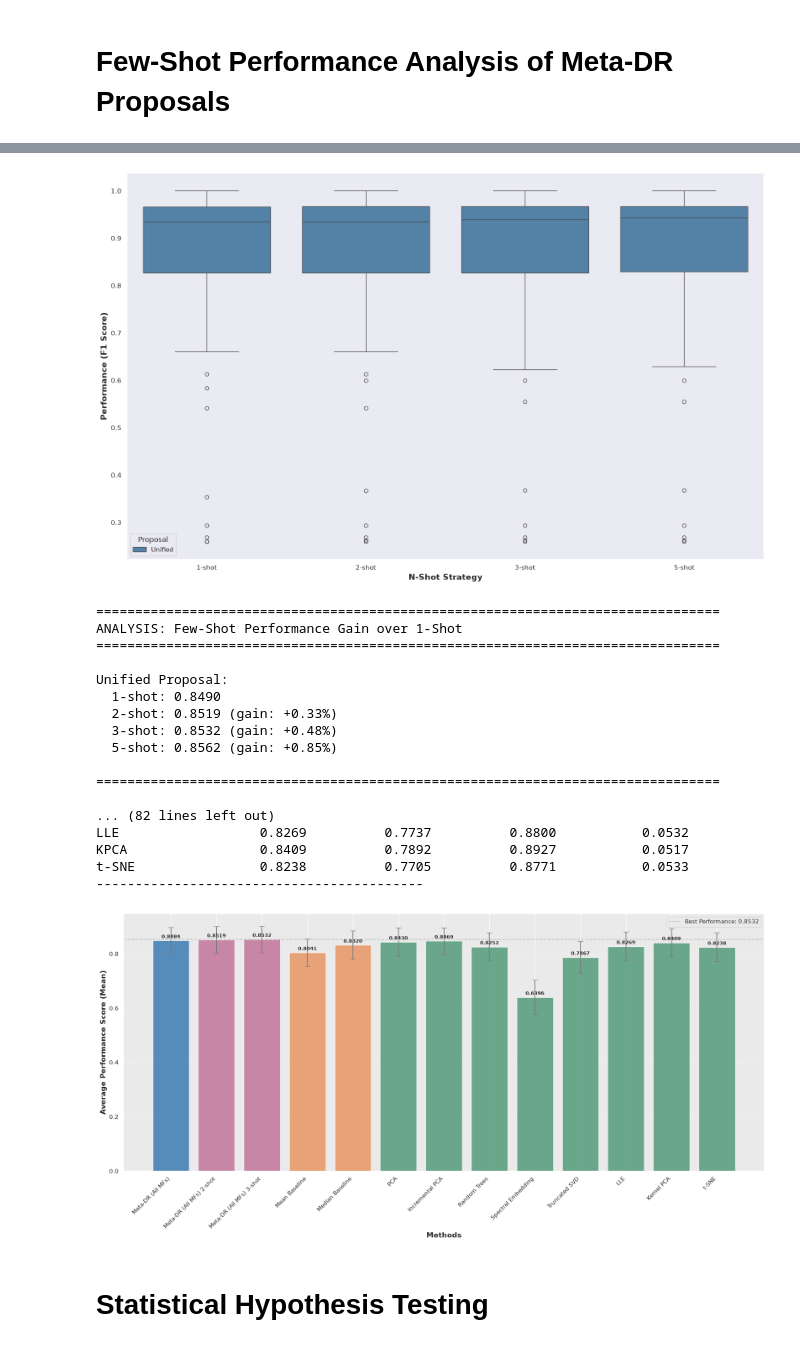
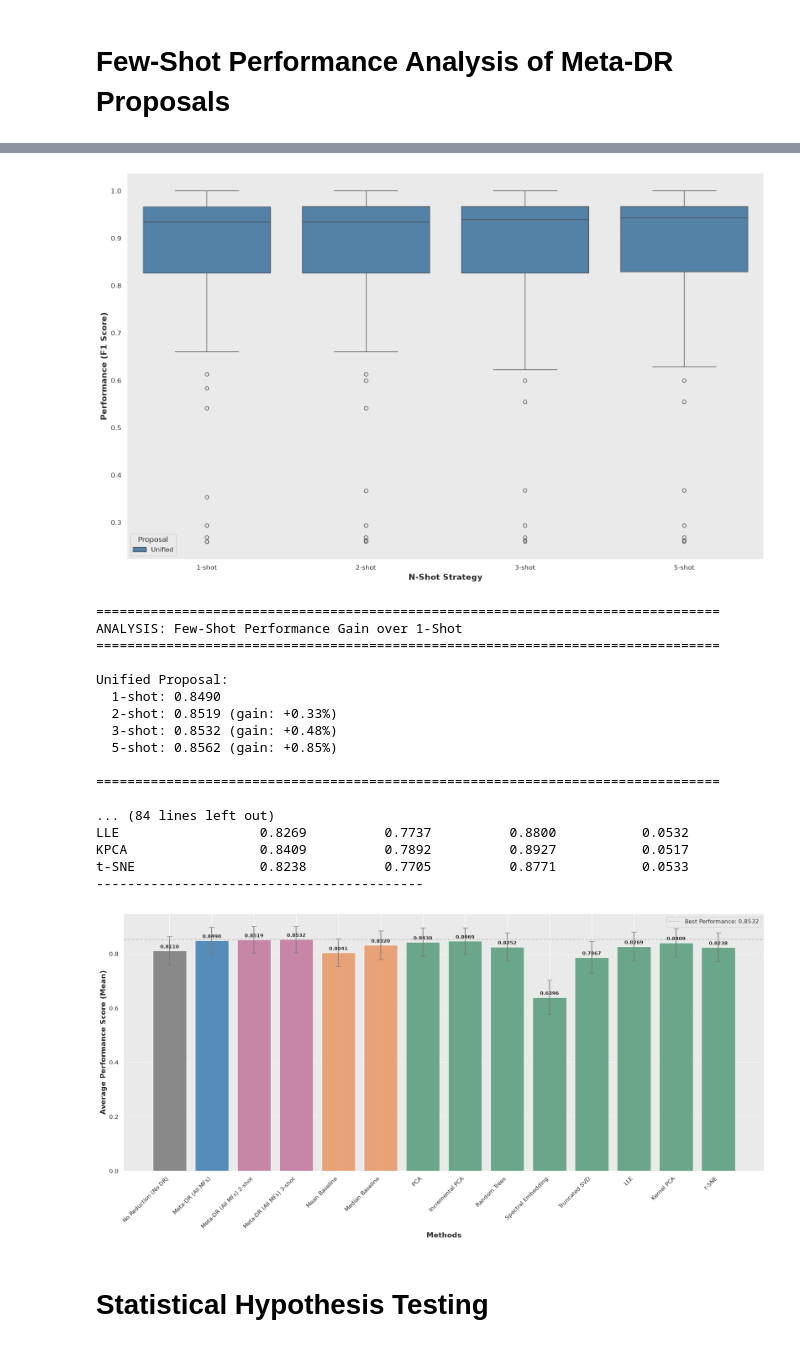
Before and after one commit to silvadaniell/meta-dr, a Jupyter notebook: Meta_DR.ipynb, the cells around one changed output, grey strips where cells are left out. Saved outputs shown, nothing was run; the diff lists cells and outputs as text; code cells hidden in the pictures.

```diff
--- a/Meta_DR.ipynb
+++ b/Meta_DR.ipynb
@@ -2777,15 +2990,6 @@ display(final_results_table.head())
 def load_predicted_rankings(filepath, column_names):
     """
     Load a predicted ranking file and assign the correct column names.
-
-    Parameters
-    ----------
-    filepath : str
-        Path to the CSV file with predicted rankings.
-    column_names : list-like
-        Column names corresponding to the dimensionality reduction algorithms.
-
-    Returns
     -------
     pd.DataFrame
         DataFrame containing predicted rankings.
@@ -2799,18 +3003,6 @@ def load_predicted_rankings(filepath, column_names):
 def calculate_proposal_performance(df_real_performance, df_predicted_ranking):
     """
     Compute the true performance of the algorithm recommended by the meta-model.
-
-    Parameters
-    ----------
-    df_real_performance : pd.DataFrame
-        DataFrame with the true performance values of the algorithms.
-    df_predicted_ranking : pd.DataFrame
-        DataFrame with predicted rankings for the algorithms.
-
-    Returns
-    -------
-    np.ndarray
-        Array with the true performance of the recommended algorithm for each dataset.
     """
     # Select the algorithm with the best predicted rank in each row
     best_algorithms = df_predicted_ranking.idxmin(axis=1)
@@ -2823,7 +3015,7 @@ def calculate_proposal_performance(df_real_performance, df_predicted_ranking):
 
 # Proposal files
 proposal_files = {
-    "Unified Proposal": "data/predictions/predictions_ranking.csv",
+    "Unified Proposal": "data/predictions/predictions_ranking_with_metafeature_importance.csv",
 }
 
 
@@ -3125,18 +3317,6 @@ def calculate_nshot_performance(df_real_performance, df_predicted_ranking, n_sho
     Compute the best real performance among the top-N recommended techniques.
 
     Parameters
-    ----------
-    df_real_performance : pd.DataFrame
-        True performance scores of all DR techniques.
-    df_predicted_ranking : pd.DataFrame
-        Predicted rankings for all DR techniques.
-    n_shot : int
-        Number of top-ranked techniques to consider.
-
-    Returns
-    -------
-    np.ndarray
-        Best true performance among the top-N recommended techniques for each dataset.
     """
     nshot_performance = []
 
@@ -3168,7 +3348,7 @@ def load_predicted_rankings(filepath, columns):
 
 # Load predicted rankings for each proposal
 proposal_files = {
-    "Unified": "data/predictions/predictions_ranking.csv",
+    "Unified": "data/predictions/predictions_ranking_with_metafeature_importance.csv",
 }
 
 predicted_rankings = {}
@@ -3311,8 +3491,13 @@ for proposal_name in predicted_rankings.keys():
 
 print("\n" + "=" * 80 + "\n")
 
+path_no_reduction = "/home/daniel-silva/Documents/personal/artigo/meta-dr/data/ClassificationNoreduction.csv"
+df_noreduction = pd.read_csv(path_no_reduction)
+
 # Expand final results table with 2-shot and 3-shot columns
 final_results_table_nshot = final_results_table.copy()
+
+final_results_table_nshot["No Reduction"] = df_noreduction["Score"].values
 
 for proposal_name, df_rank in predicted_rankings.items():
     final_results_table_nshot[f"{proposal_name} 2-shot"] = calculate_nshot_performance(
@@ -3353,6 +3538,7 @@ print("=" * 80 + "\n")
 
 # Bar plot with confidence intervals including few-shot variants
 columns_to_plot_nshot = [
+    "No Reduction",
     "Unified Proposal",
     "Unified 2-shot",
     "Unified 3-shot",
@@ -3400,6 +3586,7 @@ print(ci_df_nshot.to_string(float_format="{:.4f}".format))
 print("------------------------------------------\n")
 
 custom_colors_nshot = [
+    "#7F7F7F",
     "steelblue",
     "#C57B9F", "#C57B9F",
     "#E79B6C", "#E79B6C",
@@ -3408,6 +3595,7 @@ custom_colors_nshot = [
 ]
 
 rename_labels_nshot = {
+    "No Reduction": "No Reduction (No DR)",
     "Unified Proposal": "Meta-DR (All MFs)",
     "Unified 2-shot": "Meta-DR (All MFs) 2-shot",
     "Unified 3-shot": "Meta-DR (All MFs) 3-shot",
@@ -3480,34 +3668,34 @@ N-shot
 1        0.8490
 2        0.8519
 3        0.8532
 4        0.8546
 5        0.8562
 6        0.8580
 7        0.8584
 8        0.8584
 9        0.8584
 10       0.8584
 ================================================================================
 [figure]
 [figure]
 [figure]
 ================================================================================
 ANALYSIS: Few-Shot Performance Gain over 1-Shot
 ================================================================================
 
 Unified Proposal:
   1-shot: 0.8490
   2-shot: 0.8519 (gain: +0.33%)
   3-shot: 0.8532 (gain: +0.48%)
   5-shot: 0.8562 (gain: +0.85%)
 
 ================================================================================
 
-... (82 lines left out)
+... (84 lines left out)
 LLE                  0.8269          0.7737          0.8800           0.0532
 KPCA                 0.8409          0.7892          0.8927           0.0517
 t-SNE                0.8238          0.7705          0.8771           0.0533
 ------------------------------------------
-[figure, old version]
+[figure, new version]
 # %% [markdown]
 # Statistical Hypothesis Testing
```
Also changed, not shown: parts of 23 cells of this notebook, 2 other files.
